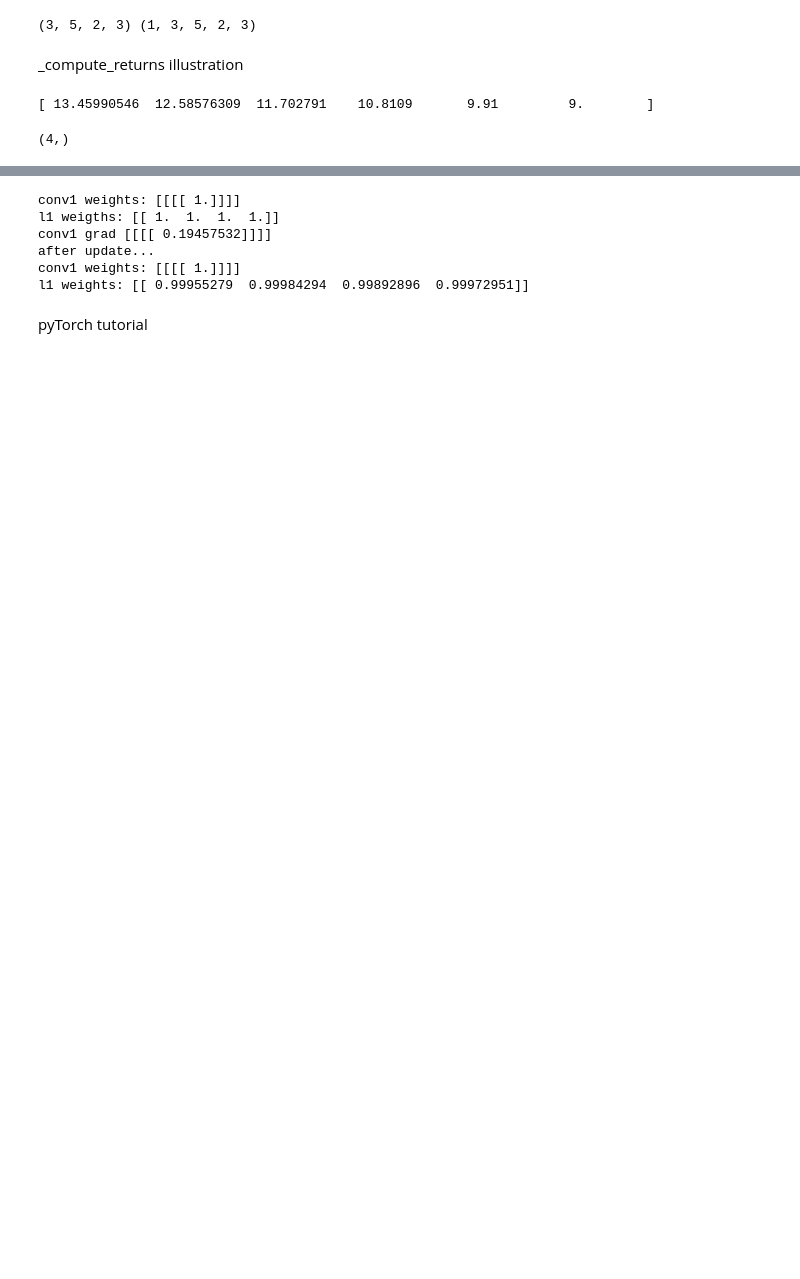
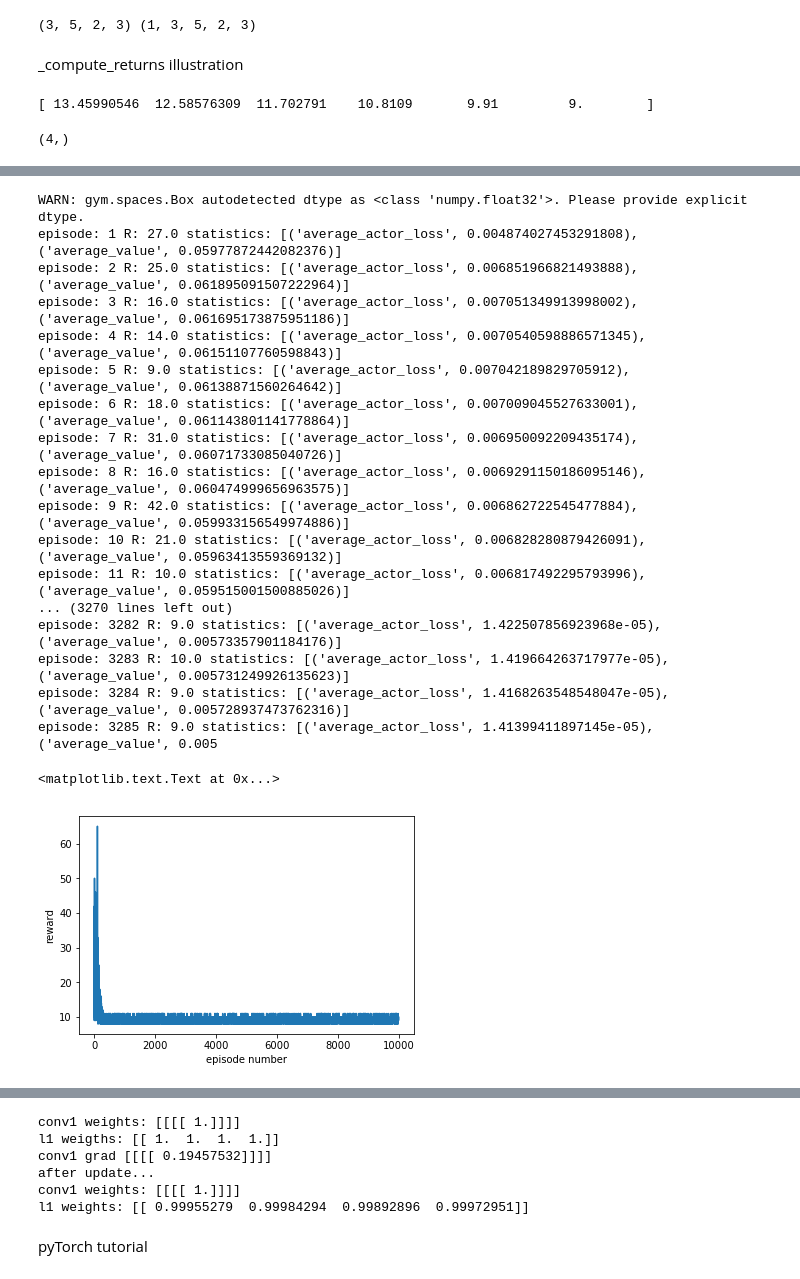
Before and after one commit to kgalias/FV4A2C, a Jupyter notebook: agenty.ipynb, the cells around one changed output, grey strips where cells are left out. Drawn from its saved outputs; the diff is of its cells as text; code cells hidden in the pictures; blank space fills up the shorter version.

```diff
--- a/agenty.ipynb
+++ b/agenty.ipynb
@@ -276,3 +379,63 @@ array([3, 3, 3, 3, 2, 3, 3, 1, 3, 3])
+# %%
+env = gym.make('CartPole-v0')
+obs_size = env.observation_space.low.size
+n_actions = env.action_space.n
+n_steps = 5
+n_episodes = 10000
+
+model = ActorCritic(shared_model=MLP(obs_size), n_actions=n_actions)
+optimizer = chainer.optimizers.RMSprop()
+optimizer.setup(model)
+
+frame_preprocessor = lambda x: (x.astype(np.float32) / 255).reshape((-1,) + x.shape)
+agent = A2CAgent(model=model, optimizer=optimizer, gamma=0.99, n_steps=n_steps, phi=frame_preprocessor)
+
+rewards_per_episode = []
+for i in range(1, n_episodes + 1):
+    obs = env.reset()
+    reward = 0
+    done = False
+    R = 0  # return (sum of rewards)
+    t = 0  # time step
+    while not done:
+        # Uncomment to watch the behaviour
+        # env.render()
+        action = agent.act_and_train(obs, reward, done)
+        obs, reward, done, _ = env.step(action)
+        R += reward
+        t += 1
+    rewards_per_episode.append(R)
+    #if i % 10 == 0:
+    print('episode:', i,
+          'R:', R,
+          'statistics:', agent.get_statistics()
+         )
+    agent.stop_episode_and_train(obs, reward, done)
+
+print('Finished.')
+plt.plot(rewards_per_episode)
+plt.xlabel("episode number")
+plt.ylabel("reward")
+# %% [output]
+WARN: gym.spaces.Box autodetected dtype as <class 'numpy.float32'>. Please provide explicit dtype.
+episode: 1 R: 27.0 statistics: [('average_actor_loss', 0.004874027453291808), ('average_value', 0.05977872442082376)]
+episode: 2 R: 25.0 statistics: [('average_actor_loss', 0.006851966821493888), ('average_value', 0.061895091507222964)]
+episode: 3 R: 16.0 statistics: [('average_actor_loss', 0.007051349913998002), ('average_value', 0.061695173875951186)]
+episode: 4 R: 14.0 statistics: [('average_actor_loss', 0.0070540598886571345), ('average_value', 0.06151107760598843)]
+episode: 5 R: 9.0 statistics: [('average_actor_loss', 0.007042189829705912), ('average_value', 0.06138871560264642)]
+episode: 6 R: 18.0 statistics: [('average_actor_loss', 0.007009045527633001), ('average_value', 0.061143801141778864)]
+episode: 7 R: 31.0 statistics: [('average_actor_loss', 0.006950092209435174), ('average_value', 0.06071733085040726)]
+episode: 8 R: 16.0 statistics: [('average_actor_loss', 0.0069291150186095146), ('average_value', 0.060474999656963575)]
+episode: 9 R: 42.0 statistics: [('average_actor_loss', 0.006862722545477884), ('average_value', 0.059933156549974886)]
+episode: 10 R: 21.0 statistics: [('average_actor_loss', 0.006828280879426091), ('average_value', 0.05963413559369132)]
+episode: 11 R: 10.0 statistics: [('average_actor_loss', 0.006817492295793996), ('average_value', 0.059515001500885026)]
+... (3270 lines left out)
+episode: 3282 R: 9.0 statistics: [('average_actor_loss', 1.422507856923968e-05), ('average_value', 0.00573357901184176)]
+episode: 3283 R: 10.0 statistics: [('average_actor_loss', 1.419664263717977e-05), ('average_value', 0.005731249926135623)]
+episode: 3284 R: 9.0 statistics: [('average_actor_loss', 1.4168263548548047e-05), ('average_value', 0.005728937473762316)]
+episode: 3285 R: 9.0 statistics: [('average_actor_loss', 1.41399411897145e-05), ('average_value', 0.005
+<matplotlib.text.Text at 0x...>
+[figure, added]
 # %%
 env = gym.make('Breakout-v0')
 print(env.action_space)
```
Also changed, not shown: parts of 22 cells of this notebook.
